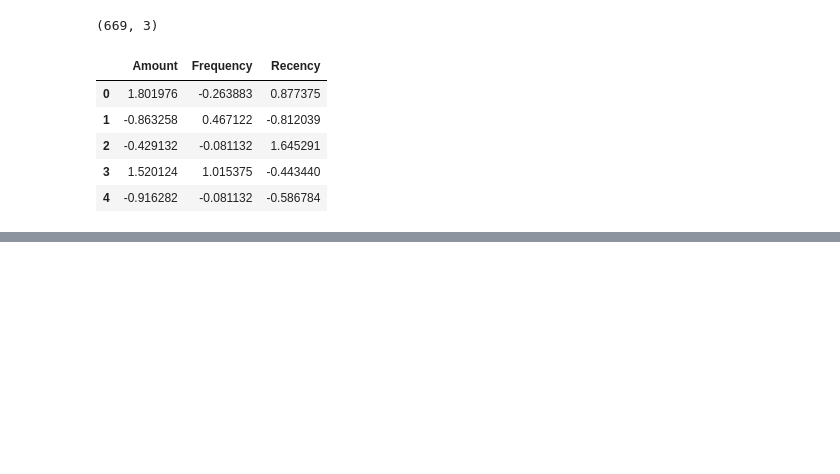
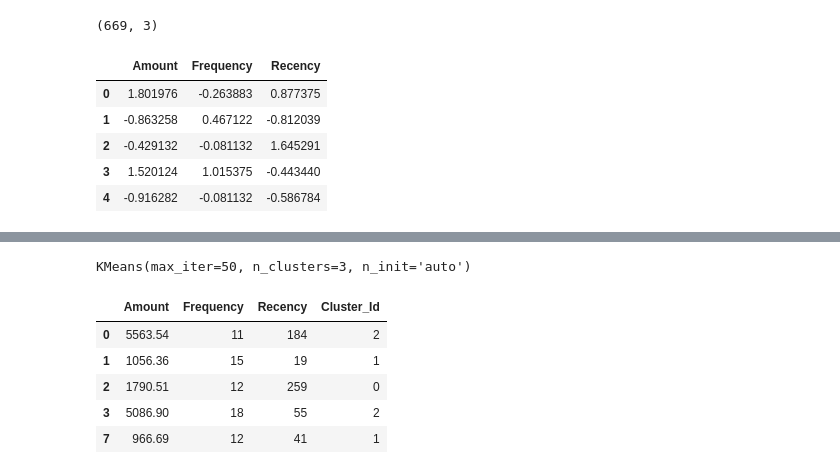
Before and after one commit to michalpasternak7/e-Commerce, a Jupyter notebook: superstore_clustering.ipynb, the cells around one changed output, grey strips where cells are left out. Cells and saved outputs as stored; diff of their text form; code cells hidden in the pictures; blank space fills up the shorter version.

```diff
--- a/superstore_clustering.ipynb
+++ b/superstore_clustering.ipynb
@@ -195,0 +284,17 @@ rfm_df_scaled.head()
+# %%
+# k-means with some arbitrary k
+kmeans = KMeans(n_clusters=3, max_iter=50, n_init='auto')
+kmeans.fit(rfm_df_scaled)
+# %% [output]
+KMeans(max_iter=50, n_clusters=3, n_init='auto')
+# %%
+# Assign the label
+rfm_df['Cluster_Id'] = kmeans.labels_
+rfm_df.head()
+# %% [output]
+|  | Amount | Frequency | Recency | Cluster_Id |
+| 0 | 5563.54 | 11 | 184 | 2 |
+| 1 | 1056.36 | 15 | 19 | 1 |
+| 2 | 1790.51 | 12 | 259 | 0 |
+| 3 | 5086.90 | 18 | 55 | 2 |
+| 7 | 966.69 | 12 | 41 | 1 |
```
Also changed, not shown: parts of 16 cells of this notebook.
